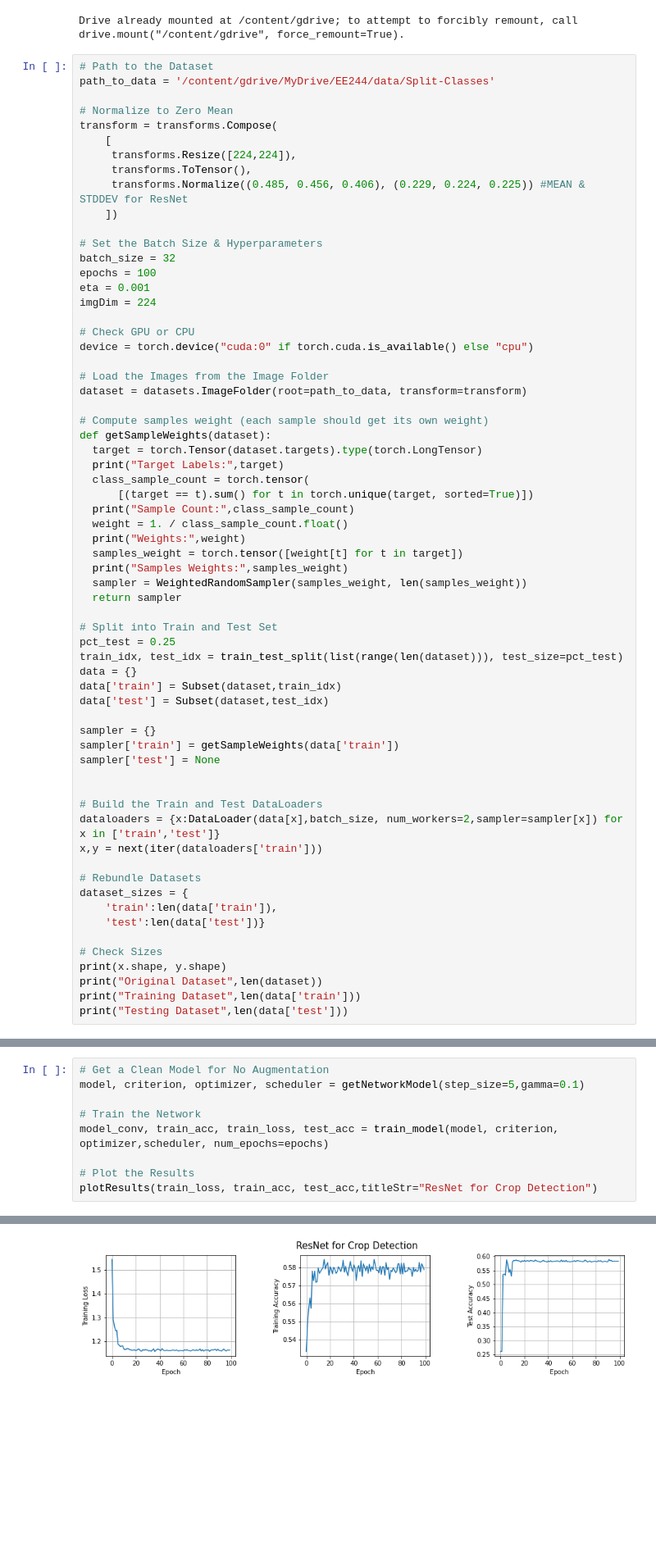
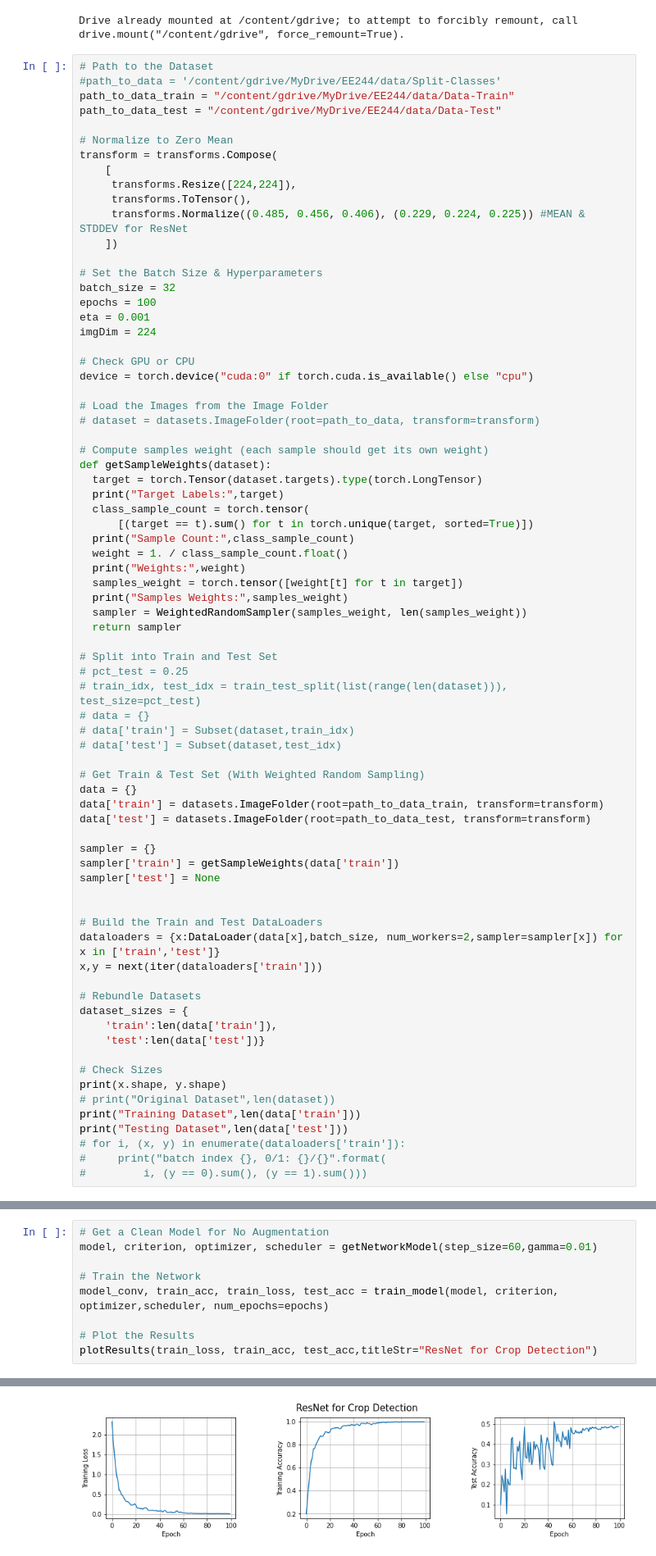
Before and after one commit to mepix/CropWeedClassification, a Jupyter notebook: CropCNN.ipynb, the cells around one changed output, grey strips where cells are left out. Shown at 82% size. Cells and saved outputs as stored; diff of their text form; blank space fills up the shorter version.

Commit message:
Weighted Random Sampling

```diff
--- a/CropCNN.ipynb
+++ b/CropCNN.ipynb
@@ -26,7 +26,9 @@ drive.mount('/content/gdrive')
 Drive already mounted at /content/gdrive; to attempt to forcibly remount, call drive.mount("/content/gdrive", force_remount=True).
 # %%
 # Path to the Dataset
-path_to_data = '/content/gdrive/MyDrive/EE244/data/Split-Classes'
+#path_to_data = '/content/gdrive/MyDrive/EE244/data/Split-Classes'
+path_to_data_train = "/content/gdrive/MyDrive/EE244/data/Data-Train"
+path_to_data_test = "/content/gdrive/MyDrive/EE244/data/Data-Test"
 
 # Normalize to Zero Mean
 transform = transforms.Compose(
@@ -46,7 +48,7 @@ imgDim = 224
 device = torch.device("cuda:0" if torch.cuda.is_available() else "cpu")
 
 # Load the Images from the Image Folder
-dataset = datasets.ImageFolder(root=path_to_data, transform=transform)
+# dataset = datasets.ImageFolder(root=path_to_data, transform=transform)
 
 # Compute samples weight (each sample should get its own weight)
 def getSampleWeights(dataset):
@@ -63,11 +65,16 @@ def getSampleWeights(dataset):
   return sampler
 
 # Split into Train and Test Set
-pct_test = 0.25
-train_idx, test_idx = train_test_split(list(range(len(dataset))), test_size=pct_test)
+# pct_test = 0.25
+# train_idx, test_idx = train_test_split(list(range(len(dataset))), test_size=pct_test)
+# data = {}
+# data['train'] = Subset(dataset,train_idx)
+# data['test'] = Subset(dataset,test_idx)
+
+# Get Train & Test Set (With Weighted Random Sampling)
 data = {}
-data['train'] = Subset(dataset,train_idx)
-data['test'] = Subset(dataset,test_idx)
+data['train'] = datasets.ImageFolder(root=path_to_data_train, transform=transform)
+data['test'] = datasets.ImageFolder(root=path_to_data_test, transform=transform)
 
 sampler = {}
 sampler['train'] = getSampleWeights(data['train'])
@@ -85,7 +92,10 @@ dataset_sizes = {
 
 # Check Sizes
 print(x.shape, y.shape)
-print("Original Dataset",len(dataset))
+# print("Original Dataset",len(dataset))
 print("Training Dataset",len(data['train']))
 print("Testing Dataset",len(data['test']))
+# for i, (x, y) in enumerate(dataloaders['train']):
+#     print("batch index {}, 0/1: {}/{}".format(
+#         i, (y == 0).sum(), (y == 1).sum()))
 # %% [output]
@@ -315,7 +324,7 @@ def plotResults(training_loss,training_acc,test_acc,titleStr=""):
   plt.subplots_adjust(wspace=.5)
 # %%
 # Get a Clean Model for No Augmentation
-model, criterion, optimizer, scheduler = getNetworkModel(step_size=5,gamma=0.1)
+model, criterion, optimizer, scheduler = getNetworkModel(step_size=60,gamma=0.01)
 
 # Train the Network
 model_conv, train_acc, train_loss, test_acc = train_model(model, criterion, optimizer,scheduler, num_epochs=epochs)
@@ -346,4 +355,4 @@ Best Test Acc: 0.589000
-[figure, old version]
+[figure, new version]
 # %%
 # https://stackoverflow.com/questions/53290306/confusion-matrix-and-test-accuracy-for-pytorch-transfer-learning-tutorial
 
```
Also changed, not shown: parts of 6 cells of this notebook.
